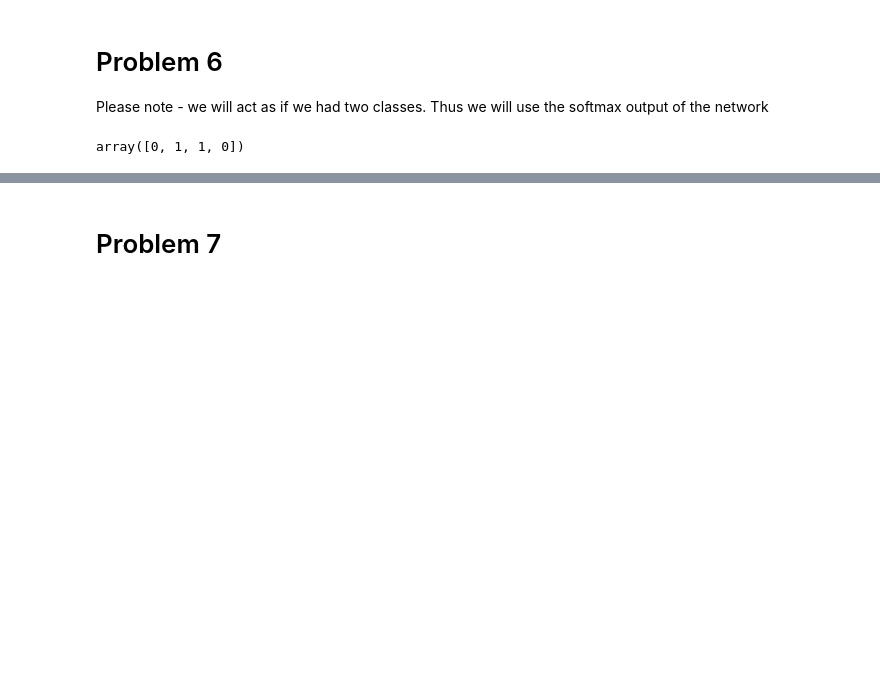
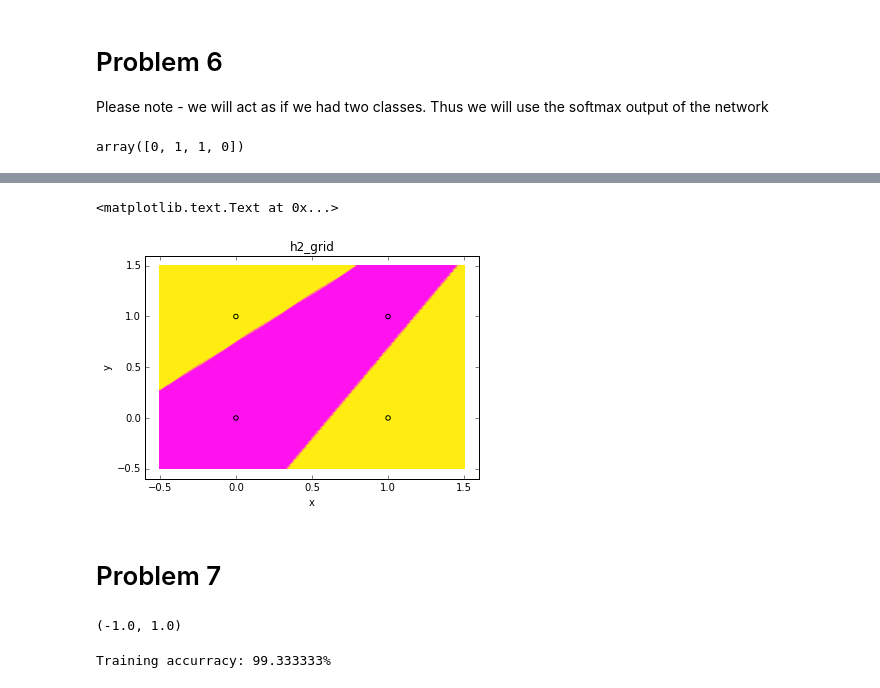
Before and after one commit to scoiatael/nn_assignments, a Jupyter notebook: assignment4/assignment4.ipynb, the cells around one changed output, grey strips where cells are left out. Saved outputs shown, nothing was run; the diff lists cells and outputs as text; code cells hidden in the pictures; blank space fills up the shorter version.

```diff
--- a/assignment4/assignment4.ipynb
+++ b/assignment4/assignment4.ipynb
@@ -404,3 +441,12 @@ array([0, 1, 1, 0, 1, 0, 0, 1])
+# %%
+contourf(xor_x, xor_y, h2_grid.reshape(xor_x.shape), cmap='spring')
+scatter(XOR2X[0,:], XOR2X[1,:], c=XOR2Y.ravel(), cmap='spring')
+xlabel('x')
+ylabel('y')
+title('h2_grid')
+# %% [output]
+<matplotlib.text.Text at 0x...>
+[figure, added]
 # %% [markdown]
 # Problem 7
 # %%
@@ -409,6 +455,12 @@ IrisNormX = np.array(iris.data.T)
 # TODO - normalize IrisNormX, so the vlaues would fall into [-1,1].
 #        Avoid looping constructs.
 #
+IrisNormX = IrisNormX - IrisNormX.min()
+IrisNormX = IrisNormX / IrisNormX.max() * 2.
+IrisNormX = IrisNormX - 1.
+IrisNormX.min(), IrisNormX.max()
+# %% [output]
+(-1.0, 1.0)
 # %%
 num_hidden = 10
 
@@ -421,6 +473,10 @@ Theta0, ThetaShape = encode_params([W1, W2])
 #
 # TODO - cripple and train your neural network.
 #
+iris_net_cost = lambda Theta: TwoLayerNet_implementation(Theta, ThetaShape, IrisNormX, IrisY, False)
+ThetaOpt = sopt.fmin_l_bfgs_b(iris_net_cost, Theta0, iprint=1)[0]
 
 predictions = TwoLayerNet_implementation(ThetaOpt, ThetaShape, IrisNormX, return_probabilities=True).argmax(0)
 print "Training accurracy: %f%%" % ((predictions==IrisY.ravel()).mean()*100)
+# %% [output]
+Training accurracy: 99.333333%
```
Also changed, not shown: parts of 7 cells of this notebook, 2 other files.
